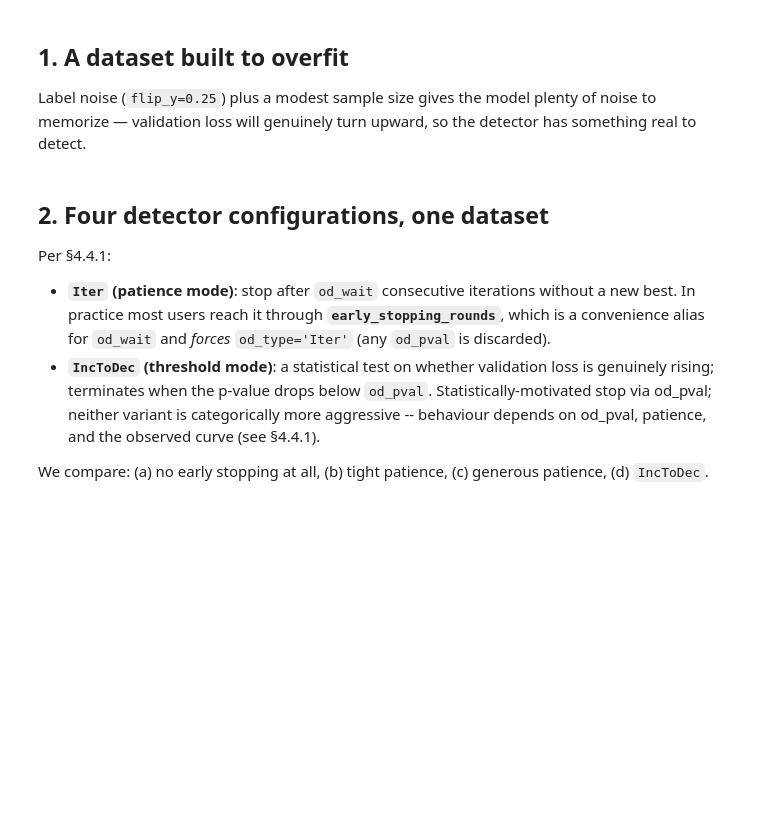
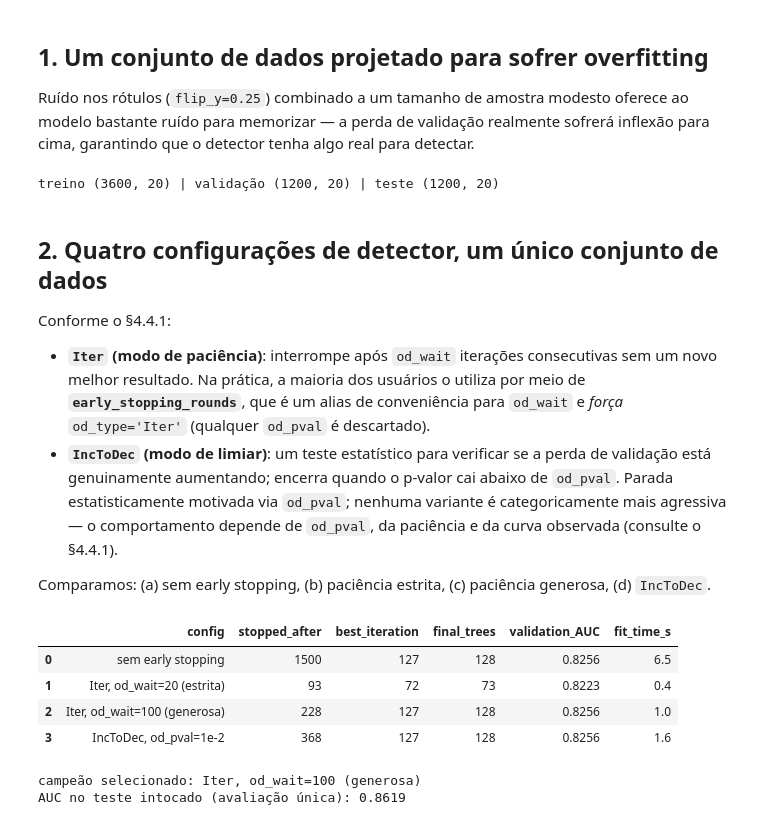
Before and after one commit to j2evaldo/exemplo_catboost, a Jupyter notebook: 01_diagnostico_tuning/overfitting_detector_lab.ipynb, the cells around one changed output. Drawn from its saved outputs; the diff is of its cells as text; code cells hidden in the pictures; blank space fills up the shorter version.

```diff
--- a/01_diagnostico_tuning/overfitting_detector_lab.ipynb
+++ b/01_diagnostico_tuning/overfitting_detector_lab.ipynb
@@ -21,7 +24,7 @@ random.seed(RANDOM_SEED)
 # %% [markdown]
-## 1. A dataset built to overfit
+## 1. Um conjunto de dados projetado para sofrer overfitting
 
-Label noise (`flip_y=0.25`) plus a modest sample size gives the model plenty of noise to memorize — validation loss will genuinely turn upward, so the detector has something real to detect.
+Ruído nos rótulos (`flip_y=0.25`) combinado a um tamanho de amostra modesto oferece ao modelo bastante ruído para memorizar — a perda de validação realmente sofrerá inflexão para cima, garantindo que o detector tenha algo real para detectar.
 # %%
 from sklearn.datasets import make_classification
 from sklearn.metrics import roc_auc_score
@@ -32,16 +35,18 @@ X, y = make_classification(n_samples=6_000, n_features=20, n_informative=8,
 X = X.astype(np.float32)
 X_tr, X_rest, y_tr, y_rest = train_test_split(X, y, test_size=0.4, random_state=RANDOM_SEED, stratify=y)
 X_va, X_te, y_va, y_te = train_test_split(X_rest, y_rest, test_size=0.5, random_state=RANDOM_SEED, stratify=y_rest)
-print(f"train {X_tr.shape} | valid {X_va.shape} | test {X_te.shape}")
+print(f"treino {X_tr.shape} | validação {X_va.shape} | teste {X_te.shape}")
+# %% [output]
+treino (3600, 20) | validação (1200, 20) | teste (1200, 20)
 # %% [markdown]
-## 2. Four detector configurations, one dataset
+## 2. Quatro configurações de detector, um único conjunto de dados
 
-Per §4.4.1:
+Conforme o §4.4.1:
 
-- **`Iter` (patience mode)**: stop after `od_wait` consecutive iterations without a new best. In practice most users reach it through **`early_stopping_rounds`**, which is a convenience alias for `od_wait` and *forces* `od_type='Iter'` (any `od_pval` is discarded).
-- **`IncToDec` (threshold mode)**: a statistical test on whether validation loss is genuinely rising; terminates when the p-value drops below `od_pval`. Statistically-motivated stop via od_pval; neither variant is categorically more aggressive -- behaviour depends on od_pval, patience, and the observed curve (see §4.4.1).
+- **`Iter` (modo de paciência)**: interrompe após `od_wait` iterações consecutivas sem um novo melhor resultado. Na prática, a maioria dos usuários o utiliza por meio de **`early_stopping_rounds`**, que é um alias de conveniência para `od_wait` e *força* `od_type='Iter'` (qualquer `od_pval` é descartado).
+- **`IncToDec` (modo de limiar)**: um teste estatístico para verificar se a perda de validação está genuinamente aumentando; encerra quando o p-valor cai abaixo de `od_pval`. Parada estatisticamente motivada via `od_pval`; nenhuma variante é categoricamente mais agressiva — o comportamento depende de `od_pval`, da paciência e da curva observada (consulte o §4.4.1).
 
-We compare: (a) no early stopping at all, (b) tight patience, (c) generous patience, (d) `IncToDec`.
+Comparamos: (a) sem early stopping, (b) paciência estrita, (c) paciência generosa, (d) `IncToDec`.
 # %%
 ITERS = 1500
 
@@ -51,37 +56,45 @@ def run_od(name, fit_kwargs=None, ctor_kwargs=None):
     ctor.update(ctor_kwargs or {})
     m = CatBoostClassifier(**ctor)
     kw = dict(eval_set=(X_va, y_va), use_best_model=True)
     kw.update(fit_kwargs or {})
     t0 = time.perf_counter()
     m.fit(X_tr, y_tr, **kw)
     dt = time.perf_counter() - t0
     val_auc = roc_auc_score(y_va, m.predict_proba(X_va)[:, 1])
     return m, {"config": name,
                "stopped_after": len(m.get_evals_result()["validation"][ctor["eval_metric"]]),
                "best_iteration": m.get_best_iteration(),
                "final_trees": m.tree_count_,
                "validation_AUC": round(val_auc, 4),
                "fit_time_s": round(dt, 1)}
 
 models, rows = {}, []
 for name, fk, ck in [
-    ("no early stopping",              {}, {}),
-    ("Iter, od_wait=20 (tight)",       {"early_stopping_rounds": 20}, {}),
-    ("Iter, od_wait=100 (generous)",   {"early_stopping_rounds": 100}, {}),
+    ("sem early stopping",             {}, {}),
+    ("Iter, od_wait=20 (estrita)",     {"early_stopping_rounds": 20}, {}),
+    ("Iter, od_wait=100 (generosa)",   {"early_stopping_rounds": 100}, {}),
     ("IncToDec, od_pval=1e-2",         {}, {"od_type": "IncToDec", "od_pval": 1e-2}),
 ]:
     m, r = run_od(name, fk, ck)
     models[name] = m
     rows.append(r)
 od_table = pd.DataFrame(rows)
 display(od_table)
 
-# Freeze the choice on validation evidence, then open the test set once.
+# Congela a escolha com base nas evidências de validação; depois, abre o conjunto de teste uma única vez.
 champion_name = (od_table.sort_values(
     ["validation_AUC", "fit_time_s"], ascending=[False, True])
     .iloc[0]["config"])
 champion = models[champion_name]
 champion_test_auc = roc_auc_score(y_te, champion.predict_proba(X_te)[:, 1])
-print(f"frozen champion: {champion_name}")
-print(f"one-shot untouched test AUC: {champion_test_auc:.4f}")
+print(f"campeão selecionado: {champion_name}")
+print(f"AUC no teste intocado (avaliação única): {champion_test_auc:.4f}")
+# %% [output]
+|  | config | stopped_after | best_iteration | final_trees | validation_AUC | fit_time_s |
+| 0 | sem early stopping | 1500 | 127 | 128 | 0.8256 | 6.5 |
+| 1 | Iter, od_wait=20 (estrita) | 93 | 72 | 73 | 0.8223 | 0.4 |
+| 2 | Iter, od_wait=100 (generosa) | 228 | 127 | 128 | 0.8256 | 1.0 |
+| 3 | IncToDec, od_pval=1e-2 | 368 | 127 | 128 | 0.8256 | 1.6 |
+campeão selecionado: Iter, od_wait=100 (generosa)
+AUC no teste intocado (avaliação única): 0.8619
 # %% [markdown]
```
Also changed, not shown: parts of 9 cells of this notebook, 1 other file.
